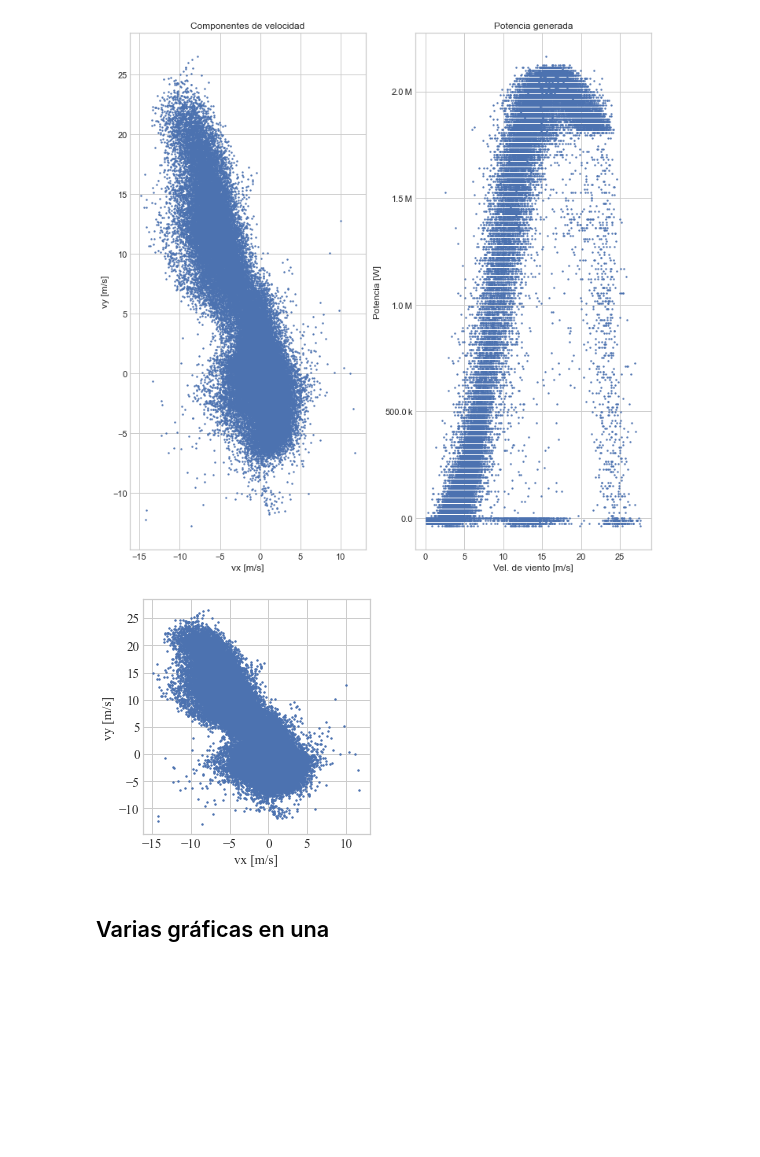
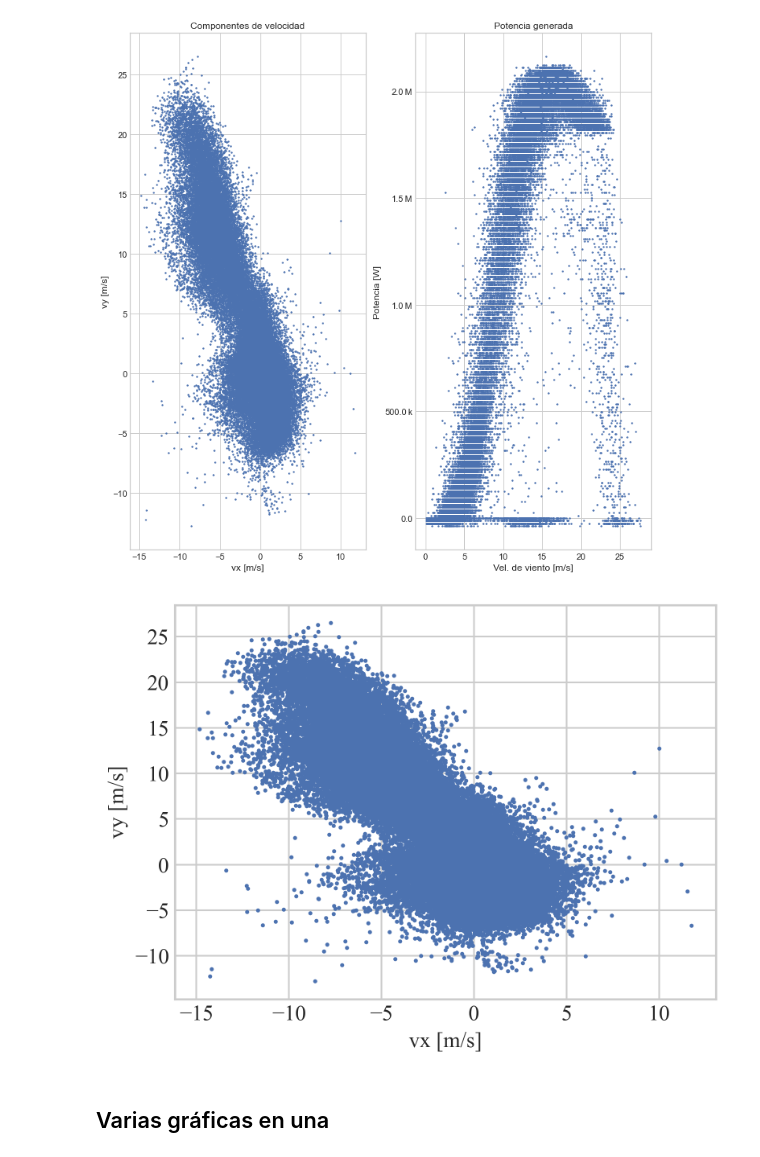
Before and after one commit to fernestomp/aero, a Jupyter notebook: curva_potencia_regres-reporte_V3.ipynb, the cells around one changed output. Drawn from its saved outputs; the diff is of its cells as text; code cells hidden in the pictures; blank space fills up the shorter version.

```diff
--- a/curva_potencia_regres-reporte_V3.ipynb
+++ b/curva_potencia_regres-reporte_V3.ipynb
@@ -1275,8 +287,10 @@ y_data = y_data.flatten()
 z_data = H.flatten()
 
 # Create a figure for plotting the data as a 3D histogram.
-#
-fig = plt.figure(figsize=(10,7))
+extraHeigth = 700 /FIGURE_DPI #base figsize plus extra height in pixels
+extraWidth = 400 / FIGURE_DPI
+fig =plt.figure(figsize=(FIG_WIDTH_IN_PIXELS+ extraWidth,FIG_HEIGHT_IN_PIXELS + extraHeigth),dpi=FIGURE_DPI)
+
 
 # eliminar elementos con frecuencia zero
 a = z_data[z_data != 0]
@@ -1303,6 +317,7 @@ y_data=c
 
 grid = plt.GridSpec(1, 2,width_ratios=[1,1.5])
 #axScatter=fig.add_subplot(grid[0, 0])
+
 axDensity= fig.add_subplot(grid[0, 0])
 axHist2d =fig.add_subplot(grid[0,1 ], projection='3d')
 
@@ -1330,6 +345,8 @@ axDensity.set_xlabel('vx [m/s]', fontsize = pltfslbl,fontname='Times New Roman')
 axDensity.tick_params(axis='both', labelsize = pltfslbl)
 axDensity.set_aspect('auto')
 axDensity.set_xticks(np.arange(np.around(dfVecVel.vx.min()),dfVecVel.vx.max(),5))
+axDensity.set_yticks(np.arange(-10,dfVecVel.vy.max(),5))
+
 
 
 #guardo el objeto pcolormesh para obtener su cmap
@@ -1355,6 +372,9 @@ axHist2d.view_init(45,-130)
 axHist2d.set_ylabel('vy [m/s]', fontsize = pltfslbl,fontname='Times New Roman')
 axHist2d.set_xlabel('vx [m/s]', fontsize = pltfslbl,fontname='Times New Roman')
 axHist2d.set_zlabel('Freq', fontsize = pltfslbl, rotation= 90,fontname='Times New Roman')
+axHist2d.set_xticks(np.arange(round(min(x_data)), max(x_data)+1, 5))
+axHist2d.set_yticks(np.arange(-10, 30, 5))
+
 
 for label in axDensity.get_xticklabels():
     label.set_fontproperties(ticks_font)
@@ -1371,15 +391,19 @@ for label in axHist2d.get_zticklabels():
 print(axDensity.get_position())
 axDensity.set_position(mtransforms.Bbox.from_bounds(0.1,0.2,0.3,0.6))
 #plt.tight_layout(w_pad=15)
-axDensity.text(1,1,'adjlkj',transform=fig.transSubfigure)
-#plt.ion()
-if flagsaveim:
-    figsavetime = datetime.datetime.now().strftime("%d-%m-%Y_%H_%M_%S_%f")
-    #plt.savefig('fig_art/scatter_pdf_hist2d_'+ figsavetime +'.png', bbox_inches='tight', pad_inches=0.1)
-    plt.savefig('fig_art/pdf_hist2d_'+ figsavetime +'.png', bbox_inches='tight', pad_inches=0.1)
-figsavetime = datetime.datetime.now().strftime("%d-%m-%Y_%H_%M_%S_%f")
-plt.savefig('fig_art/pdf_hist2d_'+ figsavetime +'.png', bbox_inches='tight', pad_inches=0.1)
 
+#figure caption
+axDensity.text(0.25,.05,'(a)',transform=fig.transSubfigure,fontsize= pltfslbl,fontname='Times New Roman')
+axDensity.text(0.67,.05,'(b)',transform=fig.transSubfigure,fontsize= pltfslbl,fontname='Times New Roman')
+
+# if flagsaveim:
+#     figsavetime = datetime.datetime.now().strftime("%d-%m-%Y_%H_%M_%S_%f")
+#     #plt.savefig('fig_art/scatter_pdf_hist2d_'+ figsavetime +'.png', bbox_inches='tight', pad_inches=0.1)
+#     plt.savefig('fig_art/pdf_hist2d_'+ figsavetime +'.png', bbox_inches='tight', pad_inches=0.1)
+# figsavetime = datetime.datetime.now().strftime("%d-%m-%Y_%H_%M_%S_%f")
+# plt.savefig('fig_art/pdf_hist2d_'+ figsavetime +'.png', bbox_inches='tight', pad_inches=0.1)
+tmpFigFilename = 'fig_art/pdf_hist2d'+'.'+ FIGURE_FORMAT
+plt.savefig(tmpFigFilename)
 
 plt.show()
 # %% [output]
@@ -1579,30 +611,33 @@ if flagsaveim:
 # %%
 fontsize = 13
 labelFontSize = 13
 tickFontSize = 12
 markerSize = 100
 fontNameLabel = {'fontname':'Times New Roman'}
 fontNameCluster = {'fontname':'Arial'}
 ticks_font = font_manager.FontProperties(family='Times New Roman', style='normal',
         size=labelFontSize, weight='normal', stretch='normal')
 
 formatter1 = EngFormatter(places=1, sep="\N{THIN SPACE}")  # U+2009
-plt.figure(figsize=(4,4))
+extraHeigth = 500/FIGURE_DPI #base figsize plus extra height in pixels
+extraWidth = 0
+plt.figure(102,figsize=(FIG_WIDTH_IN_PIXELS+ extraWidth,FIG_HEIGHT_IN_PIXELS + extraHeigth),dpi=FIGURE_DPI)
 plt.scatter(dfVecVel.vx,dfVecVel.vy,s=2)
 plt.ylabel('vy [m/s]',fontsize = labelFontSize, **fontNameLabel)
 plt.xlabel('vx [m/s]',fontsize = labelFontSize, **fontNameLabel)
 for label in plt.gca().get_xticklabels():
         label.set_fontproperties(ticks_font)
 for label in plt.gca().get_yticklabels():
         label.set_fontproperties(ticks_font)
 plt.tight_layout()
 if flagsaveim:
-    plt.savefig('reporte/figuras/plotvvp.png')
-plt.savefig('fig_art/scatterwindvel.png')
+    plt.savefig('reporte/figuras/scatterwindvel.png')
+tmpFigFilename = 'fig_art/scatterwindvel'+'.'+'jpg'
+plt.savefig(tmpFigFilename)
 
     #falta agregar la rosa de los vientos al p lot
 # %% [output]
-[figure, old version]
+[figure, new version]
 # %% [markdown]
 ## Varias gráficas en una
 # %%
```
Also changed, not shown: parts of 121 cells of this notebook, 10 other files.
